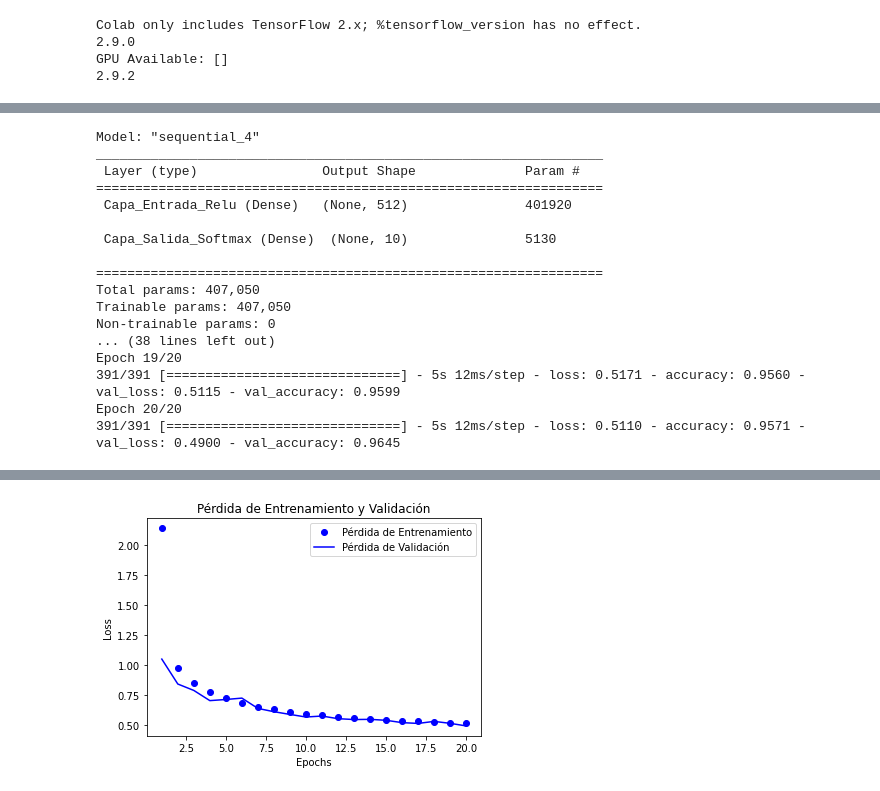
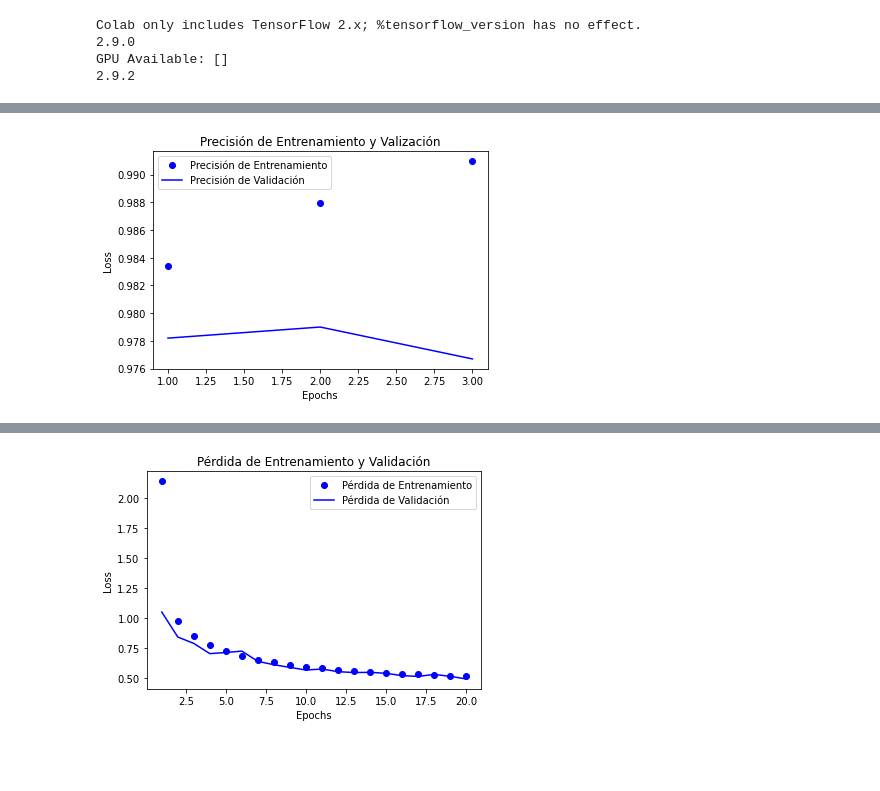
Before and after one commit to marialongogarcia/deeplearning, a Jupyter notebook: Ejercicio Regularizadores.ipynb, the cells around one changed output, grey strips where cells are left out. Drawn from its saved outputs; the diff is of its cells as text; code cells hidden in the pictures; blank space fills up the shorter version.

```diff
--- a/Ejercicio Regularizadores.ipynb
+++ b/Ejercicio Regularizadores.ipynb
@@ -91,13 +111,16 @@ plt.show()
 # %%
-plt.clf()   # Limpia la figura
-acc_values = history_dict['accuracy']
-val_acc_values = history_dict['val_accuracy']
+import matplotlib.pyplot as plt
 
-plt.plot(epochs, acc, 'bo', label='Precisión de Entrenamiento')
-plt.plot(epochs, val_acc, 'b', label='Precisión de Validación')
-plt.title('Precisión de Entrenamiento y Valización')
-plt.xlabel('Epochs')
-plt.ylabel('Loss')
-plt.legend()
-
-plt.show()
+def pinta_precision_entrenamiento_validacion(historia):
+  history_dict = historia.history
+  plt.clf()   # Limpia la figura
+  acc_values = history_dict['accuracy']
+  val_acc_values = history_dict['val_accuracy']
+  epochs = range(1, len(acc) + 1)
+  plt.plot(epochs, acc, 'bo', label='Precisión de Entrenamiento')
+  plt.plot(epochs, val_acc, 'b', label='Precisión de Validación')
+  plt.title('Precisión de Entrenamiento y Valización')
+  plt.xlabel('Epochs')
+  plt.ylabel('Loss')
+  plt.legend()
+  plt.show()
@@ -106,33 +127,4 @@ plt.show()
-# %%
-from keras import regularizers
-
-network = models.Sequential()
-network.add(layers.Dense(512,kernel_regularizer=regularizers.l1(0.001) ,
-                         name='Capa_Entrada_Relu', activation='relu', input_shape=(28*28,)))
-network.add(layers.Dense(10, name='Capa_Salida_Softmax', activation='softmax'))
-network.summary()
-print("=======================================================================")
-network.compile(optimizer='rmsprop',
-                loss='sparse_categorical_crossentropy',
-                metrics=['accuracy'])
-
-history = network.fit(train_images, train_labels, epochs=20, batch_size=128,
-            validation_data=(validation_images, validation_labels))
-# %% [output]
-Model: "sequential_4"
-_________________________________________________________________
- Layer (type)                Output Shape              Param #
-=================================================================
- Capa_Entrada_Relu (Dense)   (None, 512)               401920
-
- Capa_Salida_Softmax (Dense)  (None, 10)               5130
-
-=================================================================
-Total params: 407,050
-Trainable params: 407,050
-Non-trainable params: 0
-... (38 lines left out)
-Epoch 19/20
-391/391 [==============================] - 5s 12ms/step - loss: 0.5171 - accuracy: 0.9560 - val_loss: 0.5115 - val_accuracy: 0.9599
-Epoch 20/20
-391/391 [==============================] - 5s 12ms/step - loss: 0.5110 - accuracy: 0.9571 - val_loss: 0.4900 - val_accuracy: 0.9645
+# %%
+pinta_precision_entrenamiento_validacion(historia0)
+# %% [output]
+[figure, added]
```
Also changed, not shown: parts of 13 cells of this notebook.
